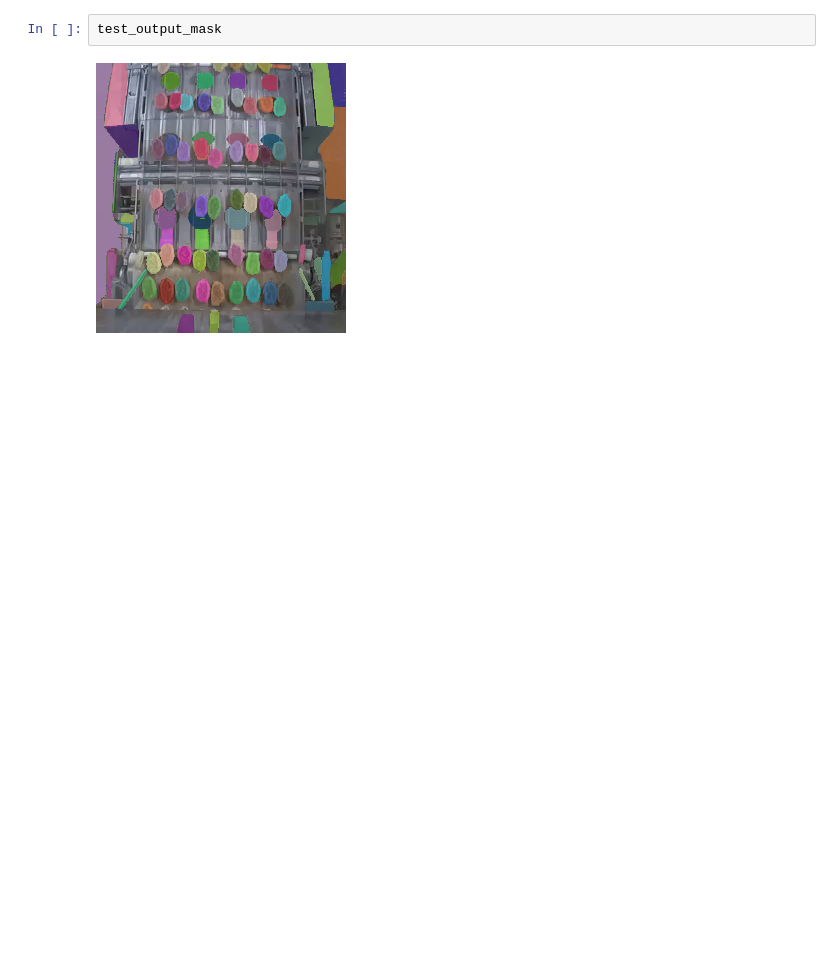
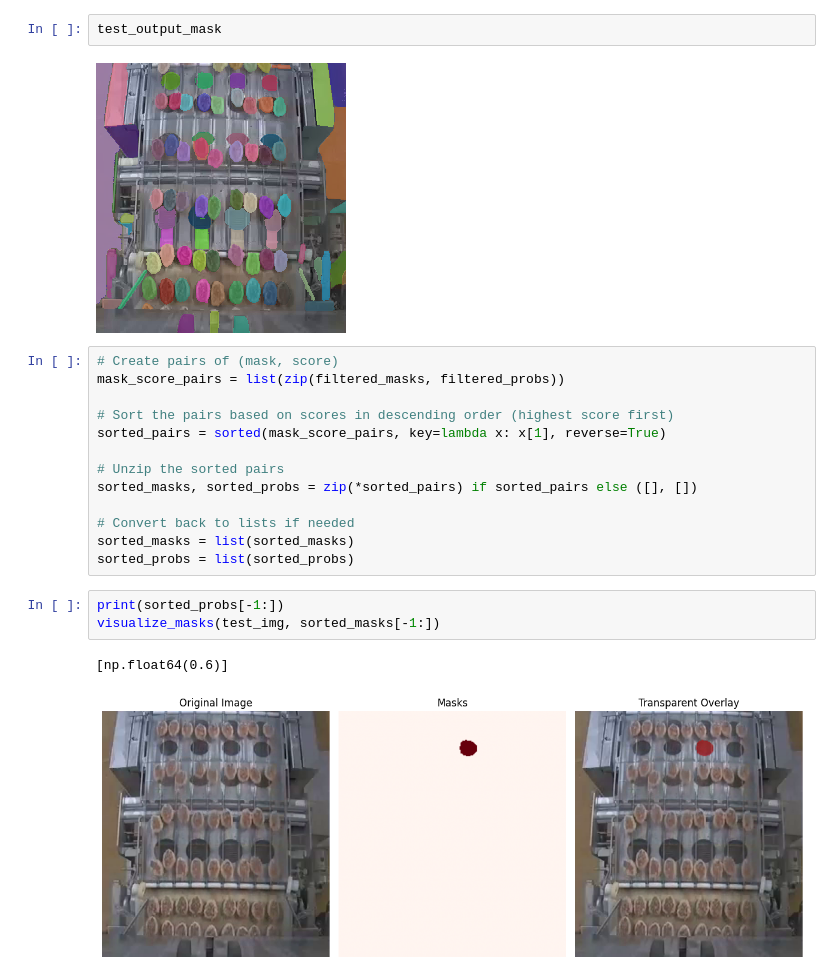
Before and after one commit to FactbirdHQ/auto-annotation-sam, a Jupyter notebook: notebooks/KNN_proto.ipynb, the cells around one changed output. Saved outputs shown, nothing was run; the diff lists cells and outputs as text; blank space fills up the shorter version.

```diff
--- a/notebooks/KNN_proto.ipynb
+++ b/notebooks/KNN_proto.ipynb
@@ -237,3 +240,22 @@ visualize_masks(test_img, filtered_masks)
 test_output_mask
 # %% [output]
 [figure]
+# %%
+# Create pairs of (mask, score)
+mask_score_pairs = list(zip(filtered_masks, filtered_probs))
+
+# Sort the pairs based on scores in descending order (highest score first)
+sorted_pairs = sorted(mask_score_pairs, key=lambda x: x[1], reverse=True)
+
+# Unzip the sorted pairs
+sorted_masks, sorted_probs = zip(*sorted_pairs) if sorted_pairs else ([], [])
+
+# Convert back to lists if needed
+sorted_masks = list(sorted_masks)
+sorted_probs = list(sorted_probs)
+# %%
+print(sorted_probs[-1:])
+visualize_masks(test_img, sorted_masks[-1:])
+# %% [output]
+[np.float64(0.6)]
+[figure, added]
```
Also changed, not shown: parts of 3 cells of this notebook.
